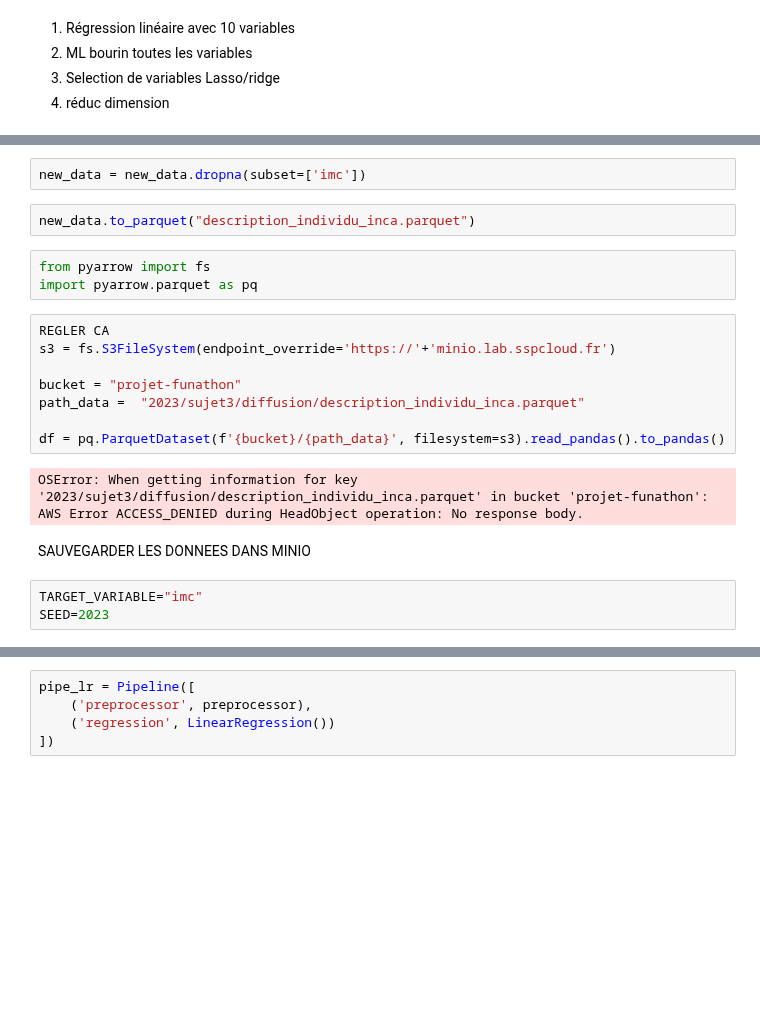
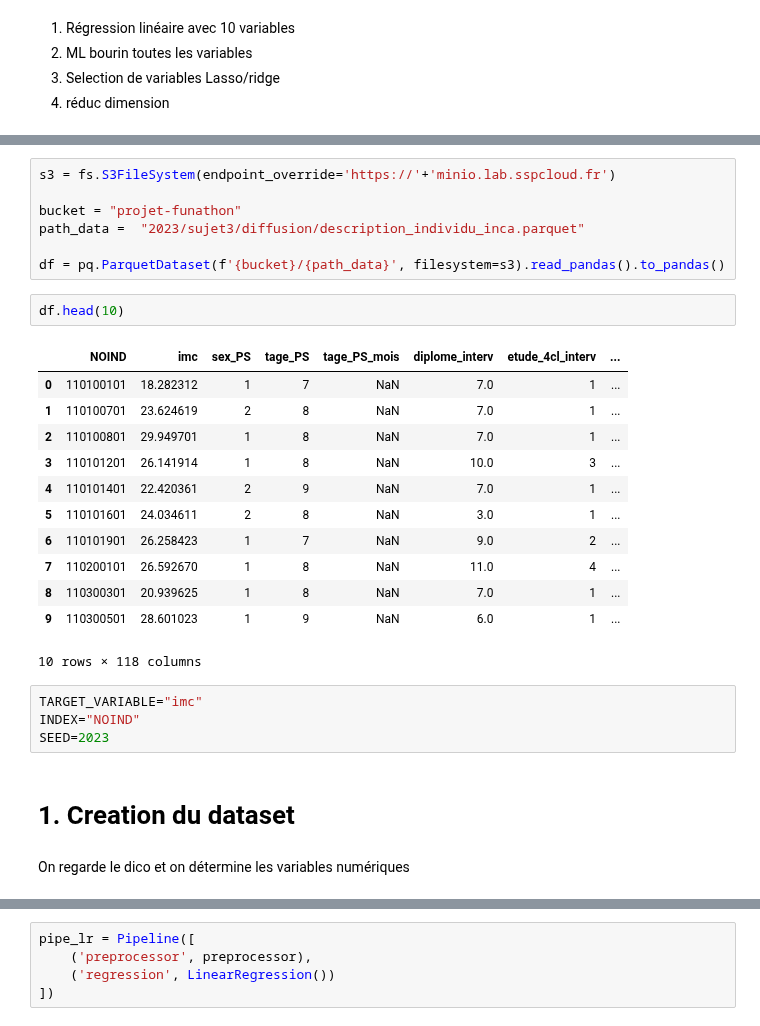
Before and after one commit to InseeFrLab/funathon2023_sujet3, a Jupyter notebook: Python_3_IMC_prediction.ipynb, the cells around one changed output, grey strips where cells are left out. Cells and saved outputs as stored; diff of their text form; blank space fills up the shorter version.

```diff
--- a/Python_3_IMC_prediction.ipynb
+++ b/Python_3_IMC_prediction.ipynb
@@ -179,22 +31,30 @@ new_data = desc_indiv[list_var]
-# %%
-new_data = new_data.dropna(subset=['imc'])
-# %%
-new_data.to_parquet("description_individu_inca.parquet")
-# %%
-from pyarrow import fs
-import pyarrow.parquet as pq
 # %%
-REGLER CA
 s3 = fs.S3FileSystem(endpoint_override='https://'+'minio.lab.sspcloud.fr')
 
 bucket = "projet-funathon"
 path_data =  "2023/sujet3/diffusion/description_individu_inca.parquet"
 
 df = pq.ParquetDataset(f'{bucket}/{path_data}', filesystem=s3).read_pandas().to_pandas()
-# %% [output]
-OSError: When getting information for key '2023/sujet3/diffusion/description_individu_inca.parquet' in bucket 'projet-funathon': AWS Error ACCESS_DENIED during HeadObject operation: No response body.
-# %% [markdown]
-SAUVEGARDER LES DONNEES DANS MINIO
+# %%
+df.head(10)
+# %% [output]
+|  | NOIND | imc | sex_PS | tage_PS | tage_PS_mois | diplome_interv | etude_4cl_interv | ... |
+| 0 | 110100101 | 18.282312 | 1 | 7 | NaN | 7.0 | 1 | ... |
+| 1 | 110100701 | 23.624619 | 2 | 8 | NaN | 7.0 | 1 | ... |
+| 2 | 110100801 | 29.949701 | 1 | 8 | NaN | 7.0 | 1 | ... |
+| 3 | 110101201 | 26.141914 | 1 | 8 | NaN | 10.0 | 3 | ... |
+| 4 | 110101401 | 22.420361 | 2 | 9 | NaN | 7.0 | 1 | ... |
+| 5 | 110101601 | 24.034611 | 2 | 8 | NaN | 3.0 | 1 | ... |
+| 6 | 110101901 | 26.258423 | 1 | 7 | NaN | 9.0 | 2 | ... |
+| 7 | 110200101 | 26.592670 | 1 | 8 | NaN | 11.0 | 4 | ... |
+| 8 | 110300301 | 20.939625 | 1 | 8 | NaN | 7.0 | 1 | ... |
+| 9 | 110300501 | 28.601023 | 1 | 9 | NaN | 6.0 | 1 | ... |
+10 rows × 118 columns
 # %%
 TARGET_VARIABLE="imc"
+INDEX="NOIND"
 SEED=2023
+# %% [markdown]
+# 1. Creation du dataset
+# %% [markdown]
+On regarde le dico et on détermine les variables numériques
```
Also changed, not shown: parts of 46 cells of this notebook.
